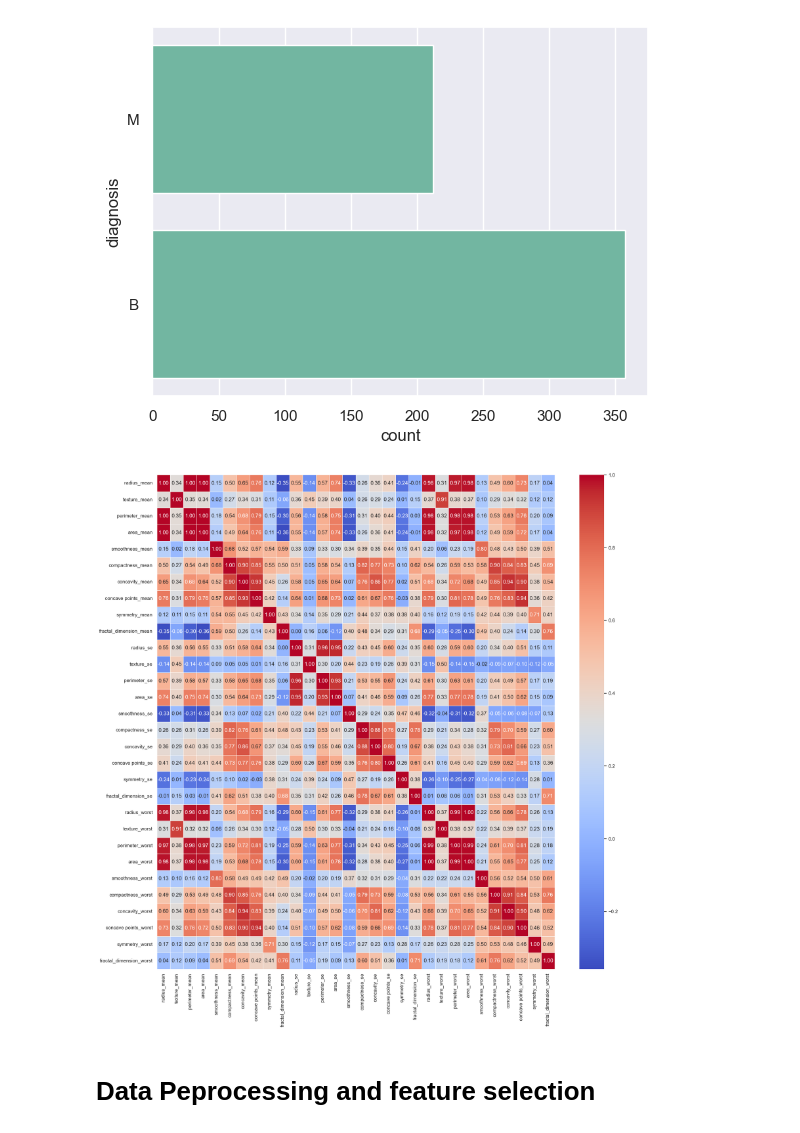
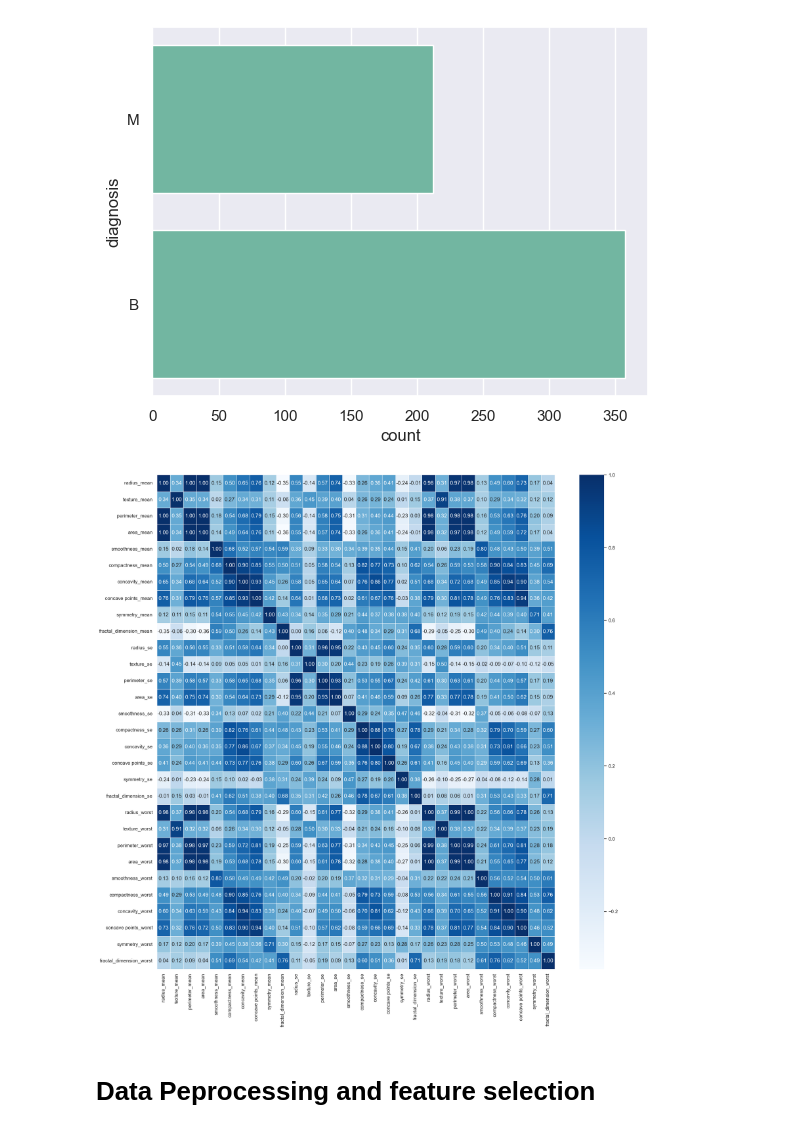
Before and after one commit to Daiaa-K/Breast-Cancer-Analysis-and-ML, a Jupyter notebook: notebooks/notebook.ipynb, the cells around one changed output. Cells and saved outputs as stored; diff of their text form; code cells hidden in the pictures.

```diff
--- a/notebooks/notebook.ipynb
+++ b/notebooks/notebook.ipynb
@@ -166,11 +164,11 @@ sns.countplot(data["diagnosis"])
 # %%
 #correlation matrix
 df_corr = data.corr(method='spearman',numeric_only=True)
 plt.figure(figsize=(20,20))
-sns.heatmap(df_corr, annot=True, cmap='coolwarm', fmt=".2f", linewidths=0.5)
+sns.heatmap(df_corr, annot=True, cmap='Blues', fmt=".2f", linewidths=0.5)
 plt.show()
 # %% [output]
-[figure, old version]
+[figure, new version]
 # %% [markdown]
 # Data Peprocessing and feature selection
 # %%
```
Also changed, not shown: parts of 16 cells of this notebook, 6 other files.
